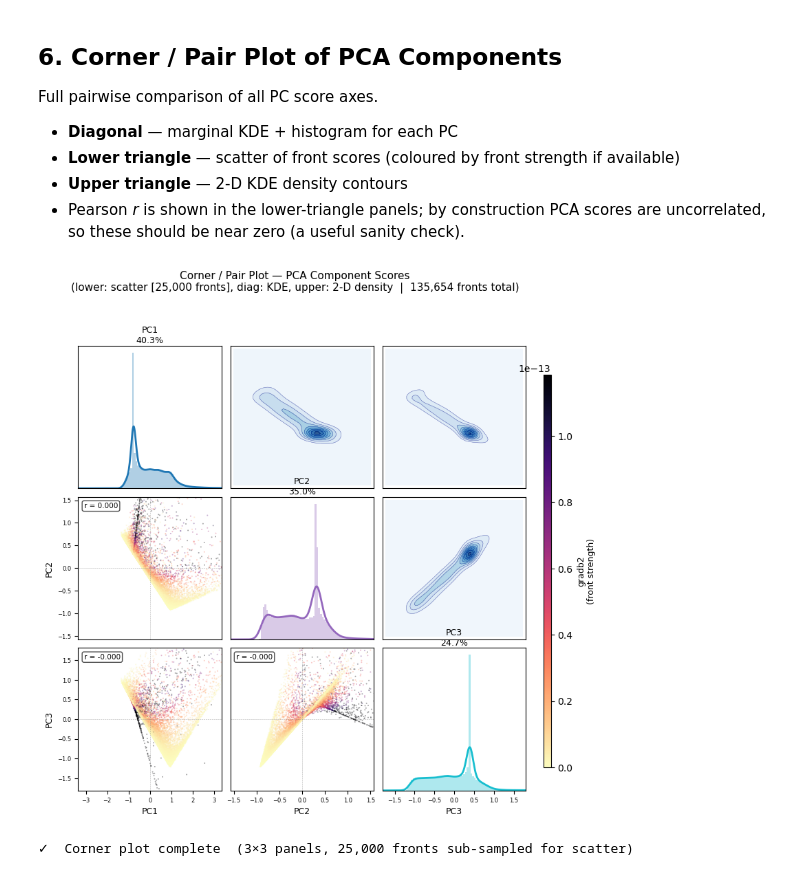
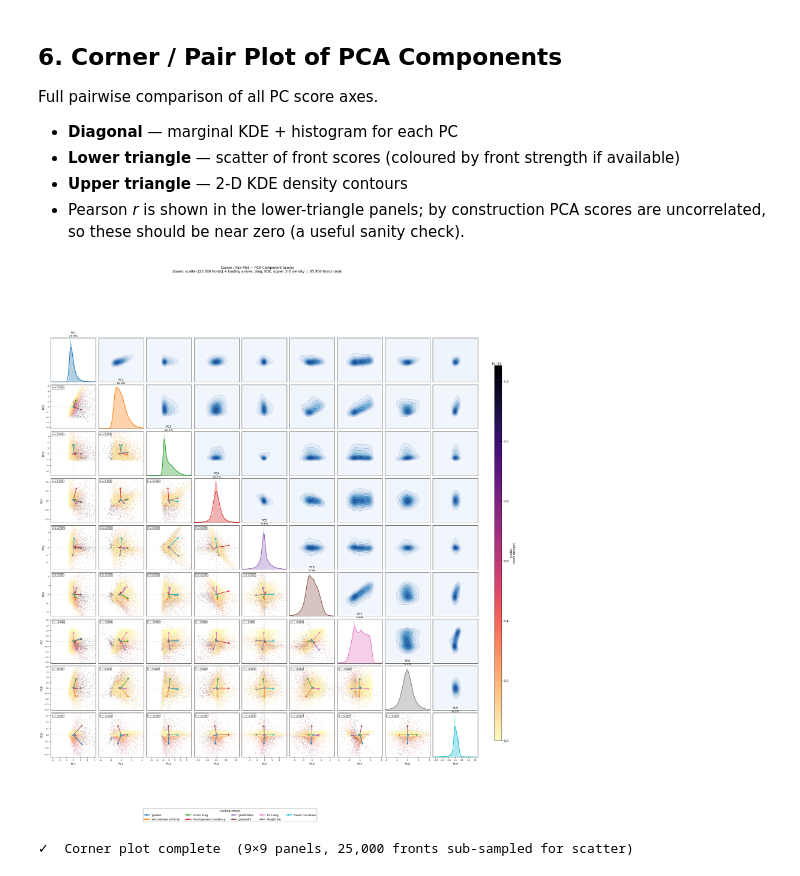
Before and after one commit to Sea-Meets-the-Stars/fronts, a Jupyter notebook: nb/PCA_Global_Viz.ipynb, the cells around one changed output. Drawn from its saved outputs; the diff is of its cells as text; code cells hidden in the pictures.

```diff
--- a/nb/PCA_Global_Viz.ipynb
+++ b/nb/PCA_Global_Viz.ipynb
@@ -460,13 +466,17 @@ df_enriched['norm_strain_median']     = (df_enriched['strain_mag_median']
 # Properties to include — must match keys loaded in Section 2.
 # coriolis_f is excluded: it encodes geography, not dynamics.
 PCA_PROPS = [
-    #'gradb2_median',
-    #'abs_relative_vorticity_median',
-    #'strain_mag_median',
+    'gradb2_median',
+    'abs_relative_vorticity_median',
+    'strain_mag_median',
     #'divergence_median',
+    'frontogenesis_tendency_median',
     'gradtheta2_median',
     'gradsalt2_median',
-    'tu_h_deg'
+    'tu_h_deg',
+    'length_km',
+    #'orientation',
+    'mean_curvature',
 
 ]
 
@@ -802,21 +811,29 @@ Full pairwise comparison of all PC score axes.
 * Pearson *r* is shown in the lower-triangle panels; by construction PCA scores are uncorrelated, so these should be near zero (a useful sanity check).
 # %%
 # ── Corner / pair plot of PCA component scores ────────────────────────────────
-# Lower triangle : scatter (sub-sampled, coloured by front strength)
+# Lower triangle : scatter (sub-sampled, coloured by front strength) + biplot arrows
 # Diagonal       : marginal histogram + KDE
 # Upper triangle : 2-D KDE density contours
 # Pearson r annotated on each lower-triangle panel (should be ~0 by PCA construction)
+# Loading arrows share a single color per variable; legend drawn once below the grid.
+
+from matplotlib.lines import Line2D
 
 N_CORNER    = 25_000   # sub-sample for scatter / KDE speed
 CLIP_PCTS   = (1, 99)  # percentile axis limits (remove extreme outliers visually)
 KDE2D_GRID  = 70       # grid resolution for 2-D KDE contours
 KDE2D_N     = 50_000   # max points fed to 2-D KDE estimator
+ARROW_SCALE = 0.72     # arrow length as fraction of each panel's axis half-range
 
 rng_c = np.random.default_rng(0)
 
 scores_df = pca_result.scores.copy()
 pc_cols   = list(scores_df.columns)
 n_pc      = len(pc_cols)
+n_vars    = len(PCA_PROPS)
+
+# ── One color per input variable (used for arrows + legend) ───────────────────
+var_colors = plt.cm.tab10(np.linspace(0, 0.9, n_vars))
 
 # Sub-sample for scatter
 if len(scores_df) > N_CORNER:
@@ -828,8 +845,8 @@ else:
 
 # Color array (front strength)
 if BIPLOT_COLOR is not None:
-    cb_vals  = df_enriched.loc[scores_sub.index, BIPLOT_COLOR].values.astype(float)
-    vmax_cb  = np.nanpercentile(cb_vals, 98)
+    cb_vals   = df_enriched.loc[scores_sub.index, BIPLOT_COLOR].values.astype(float)
+    vmax_cb   = np.nanpercentile(cb_vals, 98)
     use_color = True
 else:
     cb_vals   = None
@@ -839,11 +856,11 @@ else:
 # ── Build figure ──────────────────────────────────────────────────────────────
 fig_c, axes_c = plt.subplots(n_pc, n_pc,
                               figsize=(2.8 * n_pc, 2.8 * n_pc))
-fig_c.subplots_adjust(hspace=0.06, wspace=0.06)
+fig_c.subplots_adjust(hspace=0.06, wspace=0.06, bottom=0.12)
 
 for row in range(n_pc):
     for col in range(n_pc):
-        ax = axes_c[row, col]
+        ax   = axes_c[row, col]
         pc_x = pc_cols[col]
         pc_y = pc_cols[row]
 
@@ -863,7 +880,7 @@ for row in range(n_pc):
             ax.hist(vals_d, bins=80, density=True,
                     color=colors[row], alpha=0.35,
                     range=(-xabs * 1.05, xabs * 1.05))
-            xg = np.linspace(-xabs * 1.05, xabs * 1.05, 400)
+            xg    = np.linspace(-xabs * 1.05, xabs * 1.05, 400)
             kde_d = gaussian_kde(
                 rng_c.choice(vals_d, min(len(vals_d), 200_000), replace=False),
                 bw_method='scott')
@@ -873,7 +890,7 @@ for row in range(n_pc):
             ax.set_title(f'{pc_x}\n{evr:.1f}%', fontsize=9, pad=3)
             ax.set_yticks([])
 
-        # ── Lower triangle: scatter ───────────────────────────────────────────
+        # ── Lower triangle: scatter + biplot arrows ───────────────────────────
         elif row > col:
             sc_kw = dict(s=2, alpha=0.35, linewidths=0, rasterized=True)
             if use_color:
@@ -895,6 +912,16 @@ for row in range(n_pc):
                     va='top', ha='left',
                     bbox=dict(boxstyle='round,pad=0.25', fc='white', alpha=0.7))
 
+            # ── Biplot arrows: one per input variable ─────────────────────────
+            for i_v, prop in enumerate(PCA_PROPS):
+                lx = float(pca_result.loadings.loc[prop, pc_x]) * xabs * ARROW_SCALE
+                ly = float(pca_result.loadings.loc[prop, pc_y]) * yabs * ARROW_SCALE
+                ax.annotate(
+                    '', xy=(lx, ly), xytext=(0, 0),
+                    arrowprops=dict(
+                        arrowstyle='->', color=var_colors[i_v],
+                        lw=1.8, mutation_scale=10))
+
         # ── Upper triangle: 2-D KDE contours ─────────────────────────────────
         else:
             mask_u = np.isfinite(x_all) & np.isfinite(y_all)
@@ -912,7 +939,6 @@ for row in range(n_pc):
                 ax.contour(XX, YY, ZZ, levels=10,
                            colors='navy', linewidths=0.4, alpha=0.5)
             except Exception:
-                # Fall back to plain scatter if KDE fails
                 ax.scatter(xi[:5000], yi[:5000], s=1, alpha=0.2,
                            color='steelblue', rasterized=True)
             ax.set_xlim(-xabs * 1.05, xabs * 1.05)
@@ -923,33 +949,50 @@ for row in range(n_pc):
             ax.set_xlabel(pc_x, fontsize=9)
         else:
             ax.set_xticklabels([])
             ax.tick_params(bottom=False)
 
         if col == 0 and row != col:
             ax.set_ylabel(pc_y, fontsize=9)
         else:
             ax.set_yticklabels([])
             ax.tick_params(left=False)
 
         ax.tick_params(labelsize=6)
 
+# ── Single legend for biplot arrow colors ─────────────────────────────────────
+legend_handles = [
+    Line2D([0], [0], color=var_colors[i], lw=2.5,
+           marker='>', markersize=6, label=_short(PCA_PROPS[i]))
+    for i in range(n_vars)
+]
+fig_c.legend(
+    handles=legend_handles,
+    title='Loading arrows', title_fontsize=9,
+    loc='lower center',
+    bbox_to_anchor=(0.45, 0.0),
+    ncol=min(n_vars, 5),
+    fontsize=9,
+    framealpha=0.85,
+    edgecolor='gray')
+
 # ── Global colorbar for front strength ───────────────────────────────────────
 if use_color:
     cbar_ax = fig_c.add_axes([0.93, 0.15, 0.013, 0.68])
     sm = plt.cm.ScalarMappable(
         cmap='magma_r', norm=plt.Normalize(vmin=0, vmax=vmax_cb))
     sm.set_array([])
     cb = fig_c.colorbar(sm, cax=cbar_ax)
     cb.set_label(f'{_short(BIPLOT_COLOR)}\n(front strength)', fontsize=9)
 
 fig_c.suptitle(
     f'Corner / Pair Plot — PCA Component Scores\n'
-    f'(lower: scatter [{N_CORNER:,} fronts], diag: KDE, upper: 2-D density  |  '
+    f'(lower: scatter [{N_CORNER:,} fronts] + loading arrows, '
+    f'diag: KDE, upper: 2-D density  |  '
     f'{len(pca_result.scores):,} fronts total)',
     fontsize=11, y=1.01)
 
 plt.show()
 print(f'✓  Corner plot complete  ({n_pc}×{n_pc} panels, {N_CORNER:,} fronts sub-sampled for scatter)')
 # %% [output]
-[figure, old version]
+[figure, new version]
-✓  Corner plot complete  (3×3 panels, 25,000 fronts sub-sampled for scatter)
+✓  Corner plot complete  (9×9 panels, 25,000 fronts sub-sampled for scatter)
```
Also changed, not shown: parts of 6 cells of this notebook.
